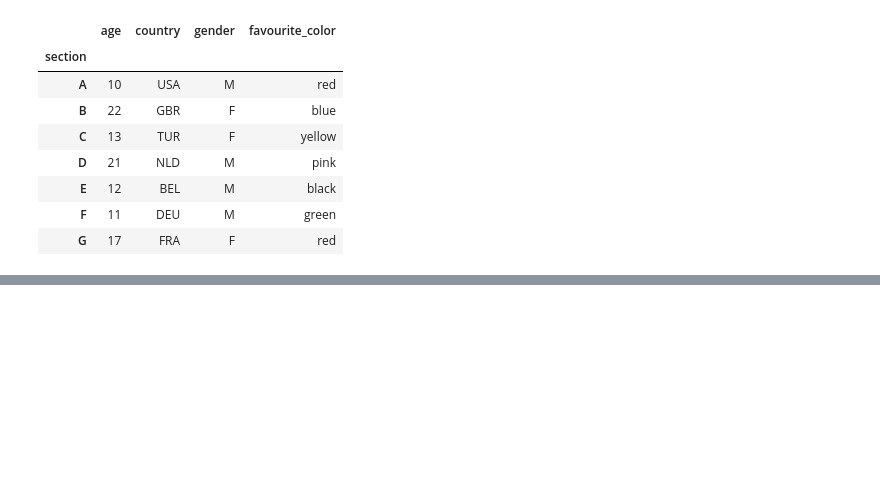
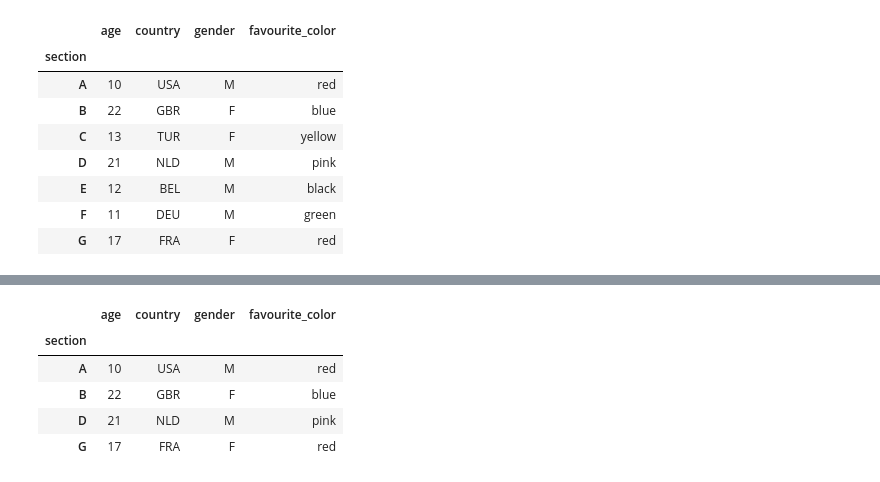
Before and after one commit to bulent-1111/Data_Science, a Jupyter notebook: Pandas/preclass_01.ipynb, the cells around one changed output, grey strips where cells are left out. Drawn from its saved outputs; the diff is of its cells as text; code cells hidden in the pictures; blank space fills up the shorter version.

```diff
--- a/Pandas/preclass_01.ipynb
+++ b/Pandas/preclass_01.ipynb
@@ -264,0 +327,10 @@ data
+# %%
+data = pd.DataFrame({
+    'age' :     [ 10, 22, 13, 21, 12, 11, 17],
+    'section' : [ 'A', 'B', 'C', 'D', 'E', 'F', 'G'],
+    'country' : [ 'USA', 'GBR', 'TUR', 'NLD', 'BEL', 'DEU', 'FRA'],
+    'gender' :  [ 'M', 'F', 'F', 'M', 'M', 'M', 'F'],
+    'favourite_color' : [ 'red', 'blue', 'yellow', 'pink', 'black', 'green', 'red']
+})
+data.set_index('section', inplace=True)
+data
@@ -264,0 +347,9 @@ data
+# %%
+data[(data['age']>20) | (data['favourite_color'] == 'red')]
+# %% [output]
+|  | age | country | gender | favourite_color |
+| section |  |  |  |  |
+| A | 10 | USA | M | red |
+| B | 22 | GBR | F | blue |
+| D | 21 | NLD | M | pink |
+| G | 17 | FRA | F | red |
```
Also changed, not shown: parts of 14 cells of this notebook, 2 other files.
